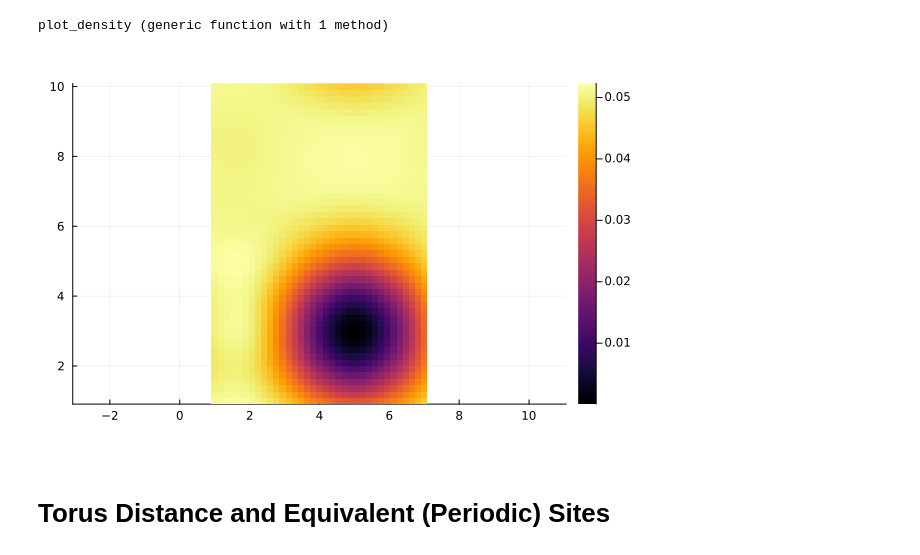
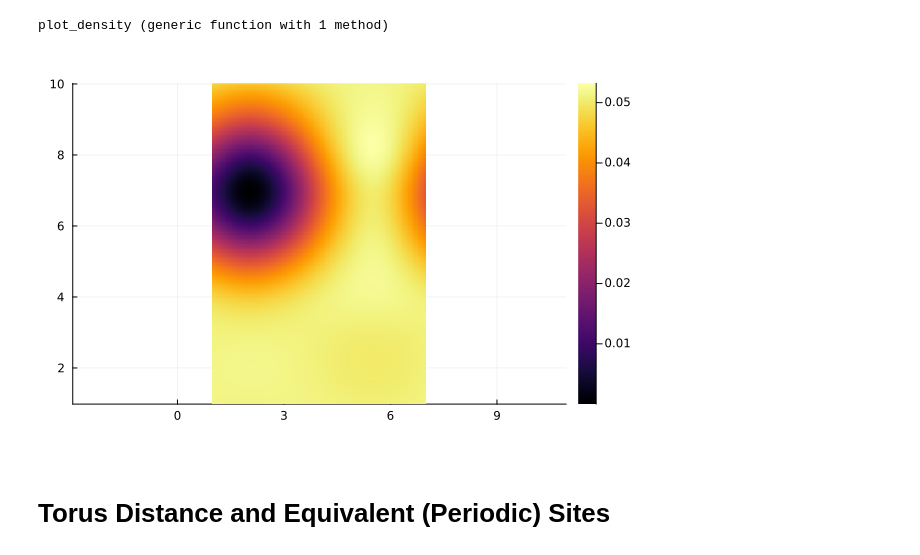
Before and after one commit to Umut-Can-Physics/Kagome-Lattice, a Jupyter notebook: My Numerical Calculations/Many-Body/Hofstadter/Hofstadter First Band Approximation.ipynb, the cells around one changed output. Saved outputs shown, nothing was run; the diff lists cells and outputs as text; code cells hidden in the pictures.

```diff
--- a/My Numerical Calculations/Many-Body/Hofstadter/Hofstadter First Band Approximation.ipynb
+++ b/My Numerical Calculations/Many-Body/Hofstadter/Hofstadter First Band Approximation.ipynb
@@ -161,12 +169,12 @@ function energies_imp(H_Impurity, PN, basis_cut_mb)
     E, V = eigenstates(H_Impurity)
     pn = maximum(PN)
     filtered_energies = get_filtered_energies(pn, E, V, basis_cut_mb)
-    return E, V
+    return filtered_energies, V
 end
 # %% [output]
 energies_imp (generic function with 1 method)
 # %%
 # PN = 1 İken (AB faz hesaplarken) sadece bir parçacık var o yüzden filter yapmayacağız!!!
 # %%
-E, V = energies_imp(H_Impurity, PN, basis_cut_mb);
+filtered_energies, V = energies_imp(H_Impurity, PN, basis_cut_mb);
 # %%
@@ -185,6 +193,3 @@ Alltaki fonksiyonun çalışması için, dizideki filtre edilmiş parçacık say
 Örneğin, `PN=[0,1,2,3,4]` iken filtre edilen parçacık sayısı `pn=4` olmalıdır!
 # %% [markdown]
 # Density Profile
-# %%
-filtered_energies = E
-r_hubbard_states = Restricted_Hubbard_States(V);
@@ -191,3 +198,5 @@ r_hubbard_states = Restricted_Hubbard_States(V);
+# %%
+r_hubbard_states = Restricted_Hubbard_States(V, filtered_energies);
 # %%
 function plot_density(Nx, Ny, Degeneracy, N, Sub_Number_MB_Operator_List, basis_cut_mb, r_hubbard_states, factor)
     avg_density = Get_Avg_Density(Nx, Ny, Degeneracy, N, Sub_Number_MB_Operator_List, basis_cut_mb, r_hubbard_states)
@@ -198,9 +209,9 @@ plot_density (generic function with 1 method)
 # %%
-factor = 5
+factor = 25
 plot_density(Nx, Ny, Degeneracy, N, Sub_Number_MB_Operator_List, basis_cut_mb, r_hubbard_states, factor)
 #scatter!(co[:,1].+1,co[:,2].+1, series_annotations = text.([i for i in 1:N], :bottom), legend=false)
 # %% [output]
-[figure, old version]
+[figure, new version]
 # %%
 # plot_density(Nx, Ny, Degeneracy, N, Sub_Number_MB_Operator_List, basis_cut_mb, V_sp_sub, factor)
 # %% [markdown]
```
Also changed, not shown: parts of 24 cells of this notebook, 4 other files.
